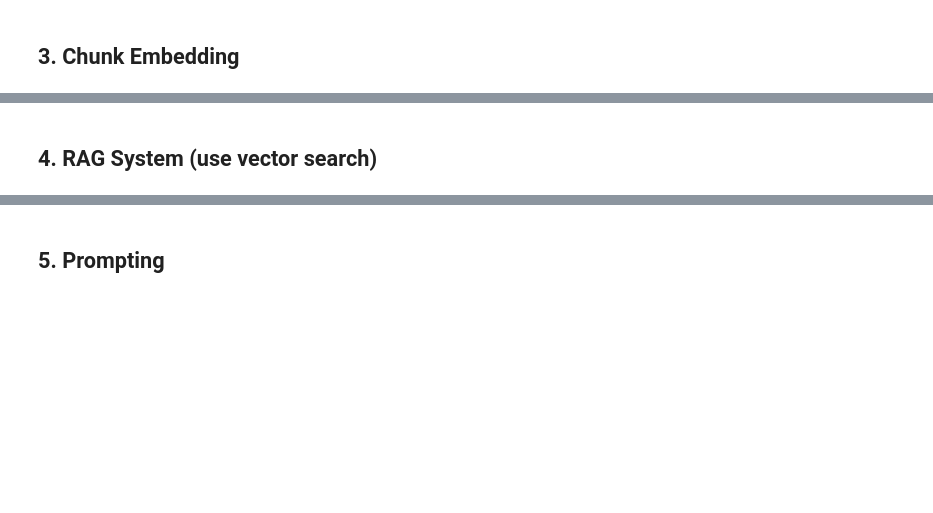
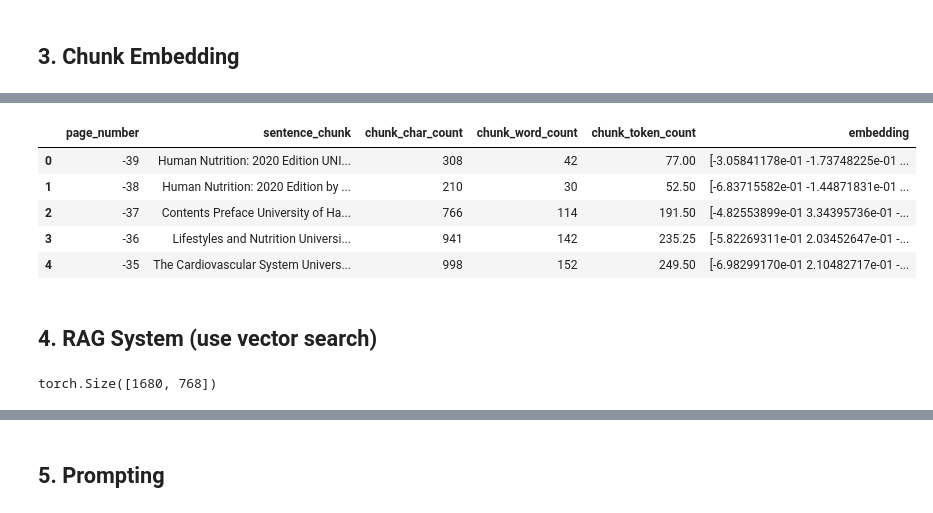
Before and after one commit to rezkimd/local_RAG, a Jupyter notebook: gemma_rag_main.ipynb, the cells around one changed output, grey strips where cells are left out. Cells and saved outputs as stored; diff of their text form; code cells hidden in the pictures; blank space fills up the shorter version.

```diff
--- a/gemma_rag_main.ipynb
+++ b/gemma_rag_main.ipynb
@@ -441,2 +424,45 @@ First 5 values: [0. 0. 0. 0. 0.]
+# %%
+# Save embeddings to file
+text_chunks_and_embeddings_df = pd.DataFrame(pages_and_chunks_over_min_token_len)
+embeddings_df_save_path = "text_chunks_and_embeddings_df.csv"
+text_chunks_and_embeddings_df.to_csv(embeddings_df_save_path, index=False)
+# %%
+# Import saved file and view
+text_chunks_and_embedding_df_load = pd.read_csv(embeddings_df_save_path)
+text_chunks_and_embedding_df_load.head()
+# %% [output]
+|  | page_number | sentence_chunk | chunk_char_count | chunk_word_count | chunk_token_count | embedding |
+| 0 | -39 | Human Nutrition: 2020 Edition UNI... | 308 | 42 | 77.00 | [-3.05841178e-01 -1.73748225e-01 ... |
+| 1 | -38 | Human Nutrition: 2020 Edition by ... | 210 | 30 | 52.50 | [-6.83715582e-01 -1.44871831e-01 ... |
+| 2 | -37 | Contents Preface University of Ha... | 766 | 114 | 191.50 | [-4.82553899e-01 3.34395736e-01 -... |
+| 3 | -36 | Lifestyles and Nutrition Universi... | 941 | 142 | 235.25 | [-5.82269311e-01 2.03452647e-01 -... |
+| 4 | -35 | The Cardiovascular System Univers... | 998 | 152 | 249.50 | [-6.98299170e-01 2.10482717e-01 -... |
 # %% [markdown]
 ## 4. RAG System (use vector search)
+# %%
+import random
+
+import torch
+import numpy as np
+import pandas as pd
+
+device = "cuda" if torch.cuda.is_available() else "cpu"
+
+# Import texts and embedding df
+text_chunks_and_embedding_df = pd.read_csv("text_chunks_and_embeddings_df.csv")
+
+# Convert embedding column back to np.array (it got converted to string when it got saved to CSV)
+text_chunks_and_embedding_df["embedding"] = text_chunks_and_embedding_df[
+    "embedding"
+].apply(lambda x: np.fromstring(x.strip("[]"), sep=" "))
+
+# Convert texts and embedding df to list of dicts
+pages_and_chunks = text_chunks_and_embedding_df.to_dict(orient="records")
+
+# Convert embeddings to torch tensor and send to device (note: NumPy arrays are float64, torch tensors are float32 by default)
+embeddings = torch.tensor(
+    np.array(text_chunks_and_embedding_df["embedding"].tolist()), dtype=torch.float32
+).to(device)
+embeddings.shape
+# %% [output]
+torch.Size([1680, 768])
```
Also changed, not shown: parts of 21 cells of this notebook.
